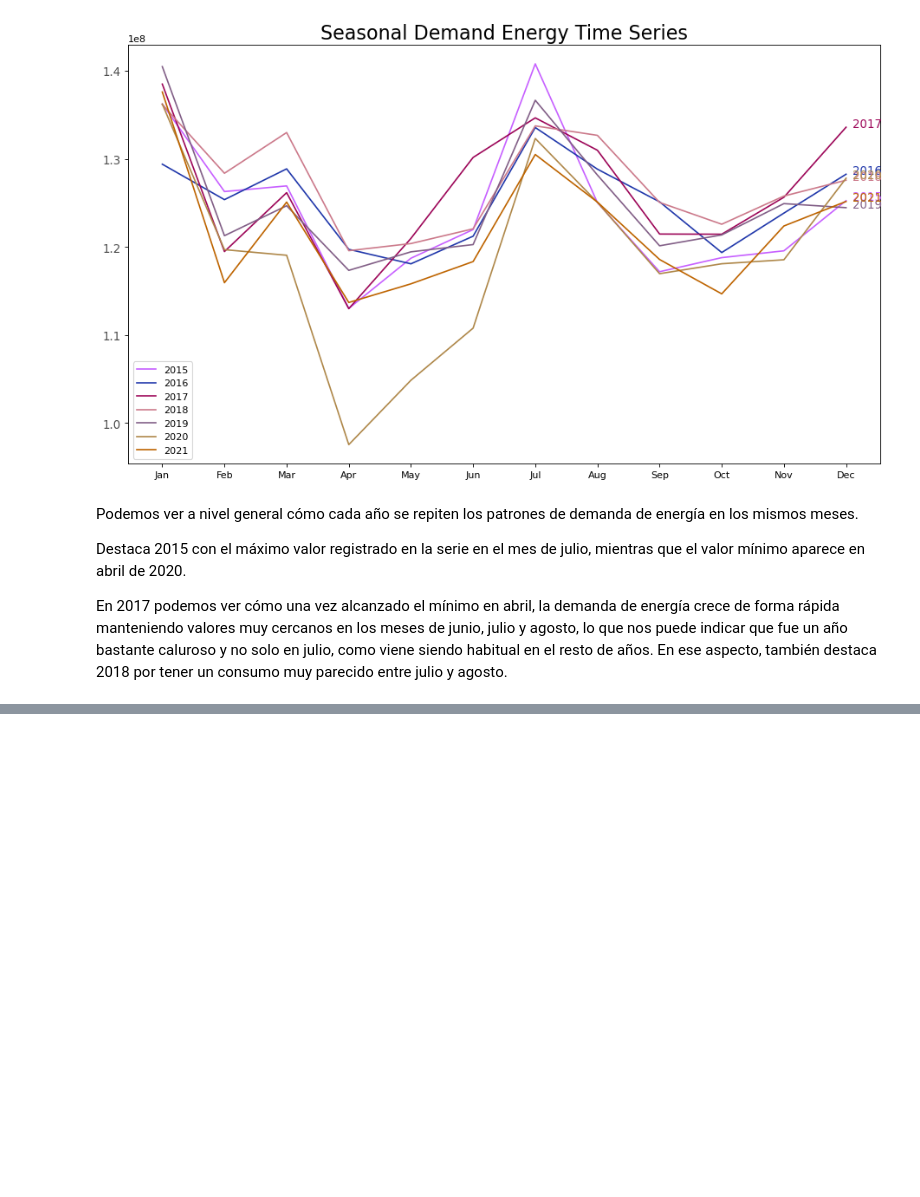
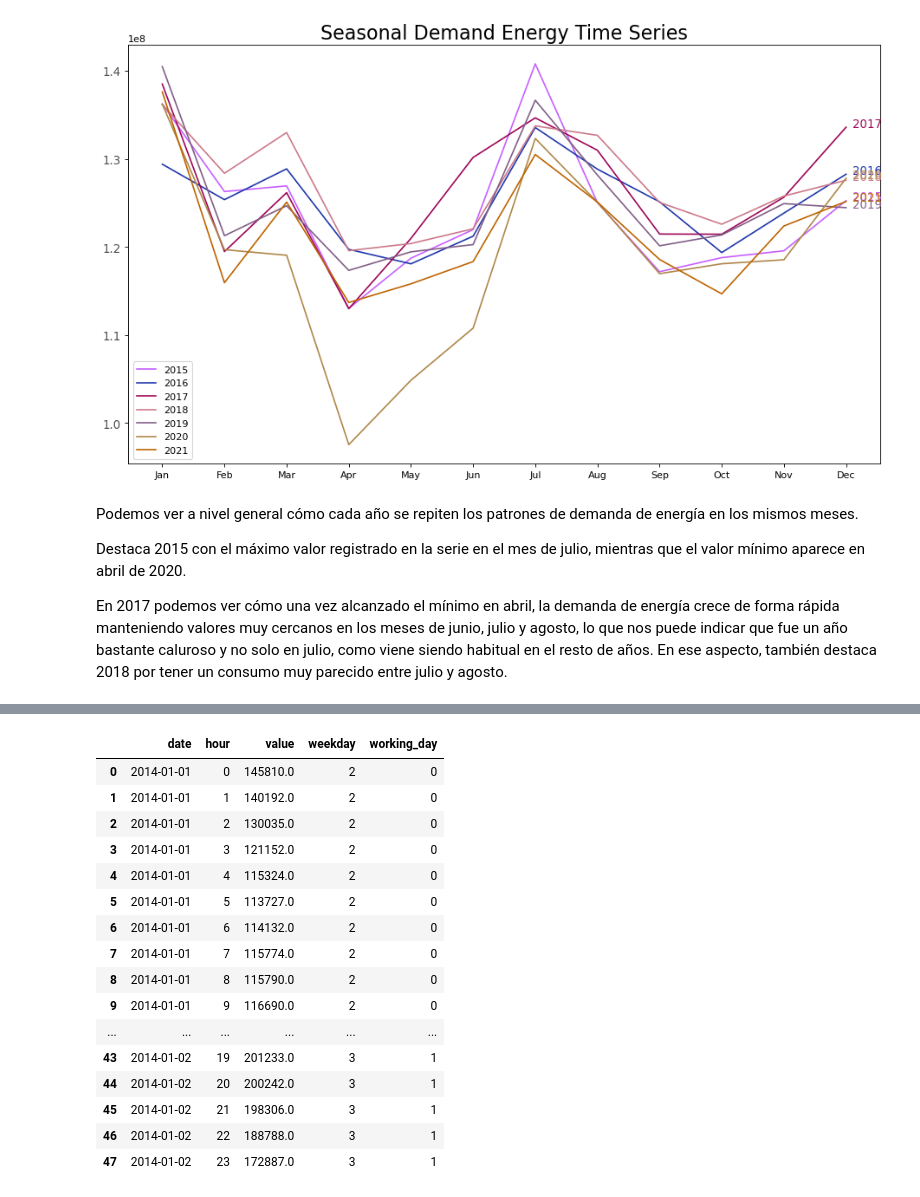
Before and after one commit to BernardoJoseLlamasVerna/tfm_data_science, a Jupyter notebook: Demanda_Electrica/Análisis Demanda Eléctrica España.ipynb, the cells around one changed output, grey strips where cells are left out. Cells and saved outputs as stored; diff of their text form; code cells hidden in the pictures; blank space fills up the shorter version.

Commit message:
preparación de datasets y estudio por dia-hora de la demanda

```diff
--- a/Demanda_Electrica/Análisis Demanda Eléctrica España.ipynb
+++ b/Demanda_Electrica/Análisis Demanda Eléctrica España.ipynb
@@ -181,0 +188,2 @@ En 2017 podemos ver cómo una vez alcanzado el mínimo en abril, la demanda de e
+# %%
+energy_demand_hourly = pd.read_csv('demanda_electrica_hora_weekday.csv')
@@ -181,0 +205,20 @@ En 2017 podemos ver cómo una vez alcanzado el mínimo en abril, la demanda de e
+# %%
+energy_demand_hourly.head(48)
+# %% [output]
+|  | date | hour | value | weekday | working_day |
+| 0 | 2014-01-01 | 0 | 145810.0 | 2 | 0 |
+| 1 | 2014-01-01 | 1 | 140192.0 | 2 | 0 |
+| 2 | 2014-01-01 | 2 | 130035.0 | 2 | 0 |
+| 3 | 2014-01-01 | 3 | 121152.0 | 2 | 0 |
+| 4 | 2014-01-01 | 4 | 115324.0 | 2 | 0 |
+| 5 | 2014-01-01 | 5 | 113727.0 | 2 | 0 |
+| 6 | 2014-01-01 | 6 | 114132.0 | 2 | 0 |
+| 7 | 2014-01-01 | 7 | 115774.0 | 2 | 0 |
+| 8 | 2014-01-01 | 8 | 115790.0 | 2 | 0 |
+| 9 | 2014-01-01 | 9 | 116690.0 | 2 | 0 |
+| ... | ... | ... | ... | ... | ... |
+| 43 | 2014-01-02 | 19 | 201233.0 | 3 | 1 |
+| 44 | 2014-01-02 | 20 | 200242.0 | 3 | 1 |
+| 45 | 2014-01-02 | 21 | 198306.0 | 3 | 1 |
+| 46 | 2014-01-02 | 22 | 188788.0 | 3 | 1 |
+| 47 | 2014-01-02 | 23 | 172887.0 | 3 | 1 |
```
Also changed, not shown: parts of 8 cells of this notebook, 3 other files.
